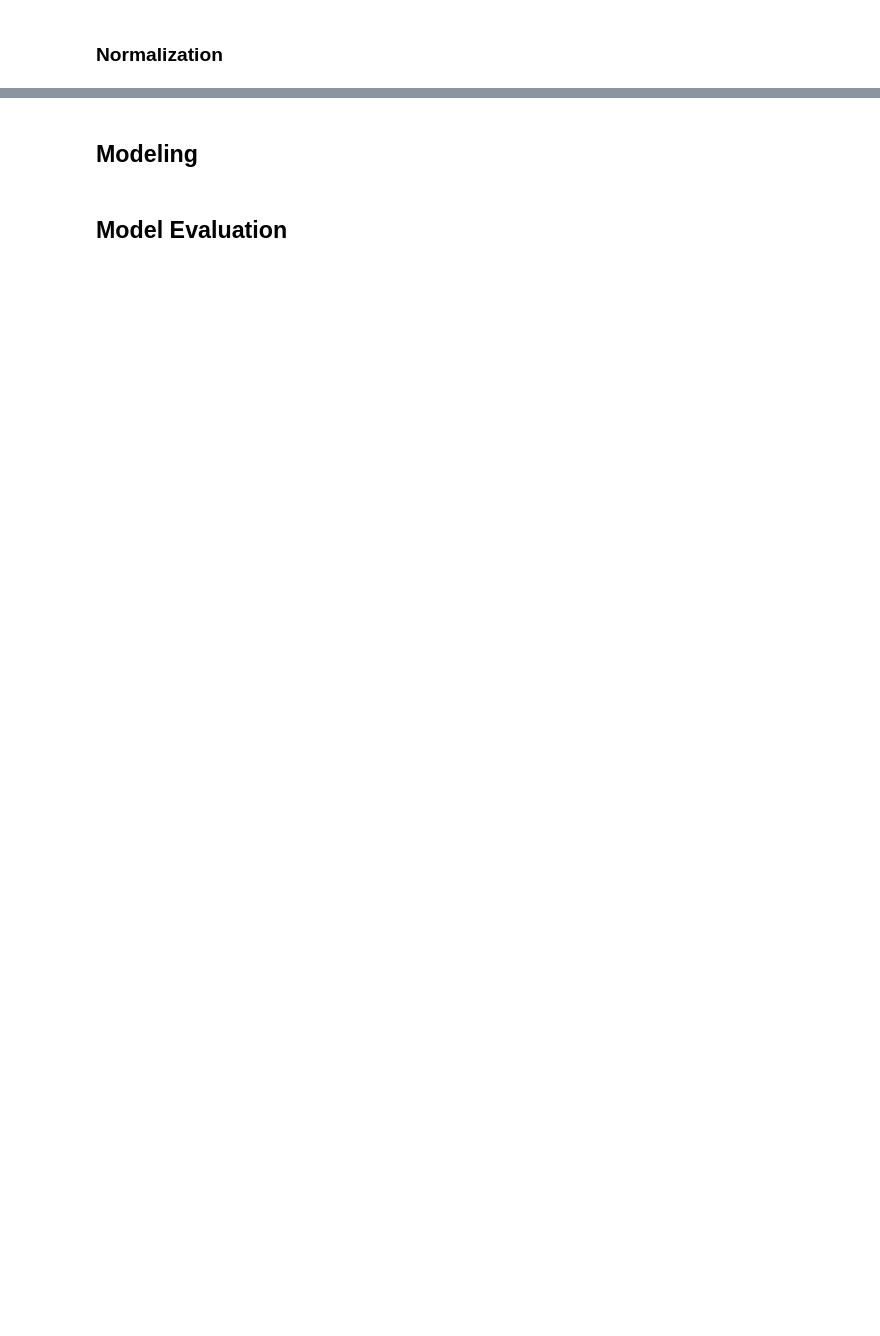
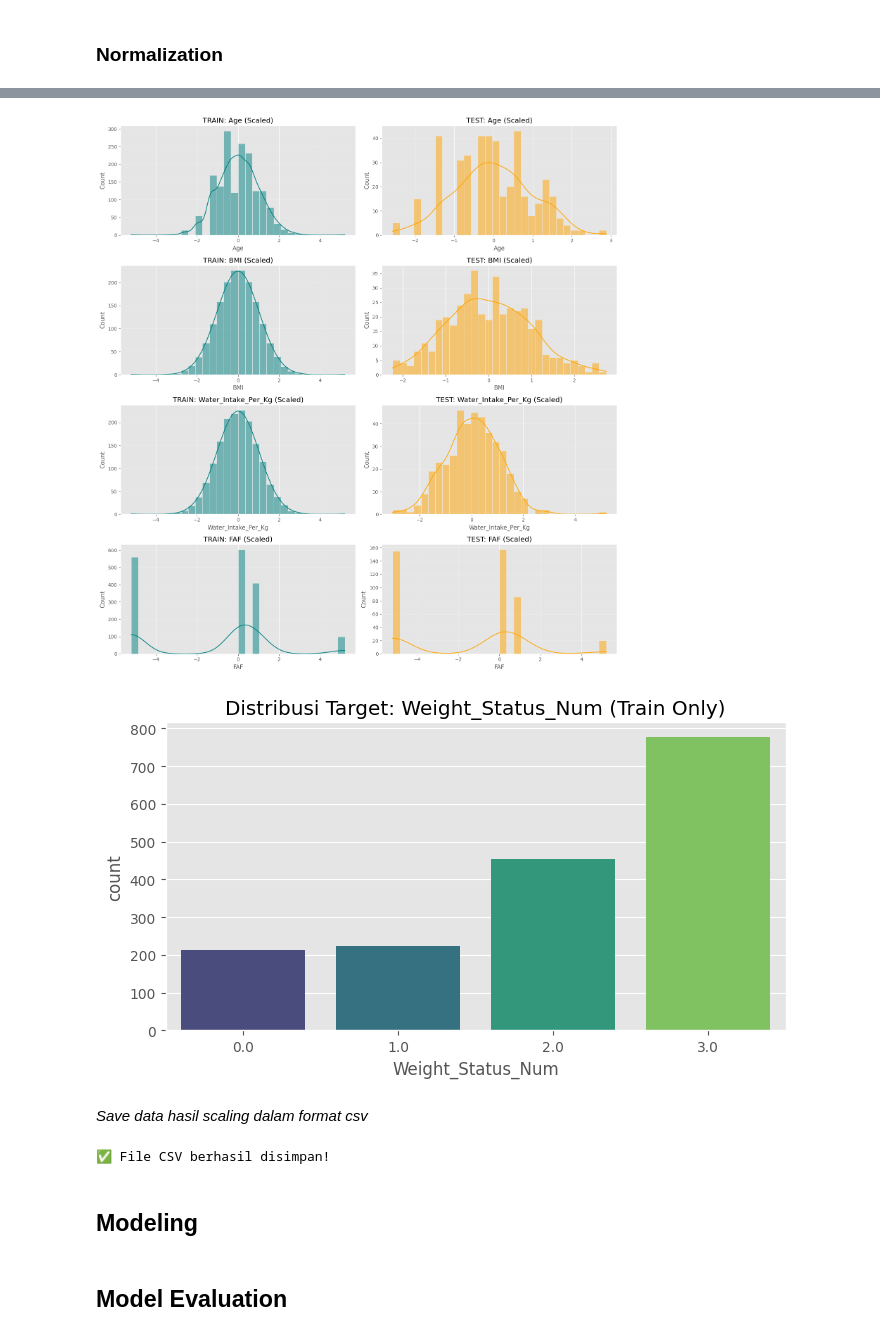
Before and after one commit to FariHafizh/Sistem-Klasifikasi-Status-Berat-Badan-Coding-Camp-2026, a Jupyter notebook: datascience/notebook.ipynb, the cells around one changed output, grey strips where cells are left out. Cells and saved outputs as stored; diff of their text form; code cells hidden in the pictures; blank space fills up the shorter version.

```diff
--- a/datascience/notebook.ipynb
+++ b/datascience/notebook.ipynb
@@ -702,3 +830,54 @@ Kolom di df_test:
+# %%
+import matplotlib.pyplot as plt
+import seaborn as sns
+import math
+
+# 1. Tentukan list fitur yang di-scale + target (khusus di train)
+features_to_plot = ['Age', 'BMI', 'Water_Intake_Per_Kg', 'FAF']
+target_col = 'Weight_Status_Num'
+
+# 2. Pengaturan Grid (Baris disesuaikan dengan jumlah fitur)
+n_cols = 2 # Kolom kiri untuk Train, Kolom kanan untuk Test
+n_rows = len(features_to_plot)
+
+plt.figure(figsize=(15, n_rows * 4))
+
+for i, col in enumerate(features_to_plot):
+    # --- PLOT DATA TRAIN (KIRI) ---
+    plt.subplot(n_rows, n_cols, 2*i + 1)
+    sns.histplot(df_train_scaled[col], kde=True, color='teal', bins=30)
+    plt.title(f'TRAIN: {col} (Scaled)')
+    plt.grid(axis='y', alpha=0.3)
+
+    # --- PLOT DATA TEST (KANAN) ---
+    plt.subplot(n_rows, n_cols, 2*i + 2)
+    sns.histplot(df_test_scaled[col], kde=True, color='orange', bins=30)
+    plt.title(f'TEST: {col} (Scaled)')
+    plt.grid(axis='y', alpha=0.3)
+
+plt.tight_layout()
+plt.show()
+
+# 3. Khusus Visualisasi Target (Hanya ada di Train)
+plt.figure(figsize=(8, 4))
+sns.countplot(x=df_train_scaled[target_col], palette='viridis')
+plt.title(f'Distribusi Target: {target_col} (Train Only)')
+plt.show()
+# %% [output]
+[figure, added]
+[figure, added]
+# %% [markdown]
+*Save data hasil scaling dalam format csv*
+# %%
+# Simpan Data Train yang sudah di-scale
+df_train_scaled.to_csv('df_train_scaled.csv', index=False)
+
+# Simpan Data Test yang sudah di-scale
+df_test_scaled.to_csv('df_test_scaled.csv', index=False)
+
+print("✅ File CSV berhasil disimpan!")
+# %% [output]
+✅ File CSV berhasil disimpan!
 # %% [markdown]
 ## Modeling
 # %% [markdown]
```
Also changed, not shown: parts of 20 cells of this notebook, 3 other files.
